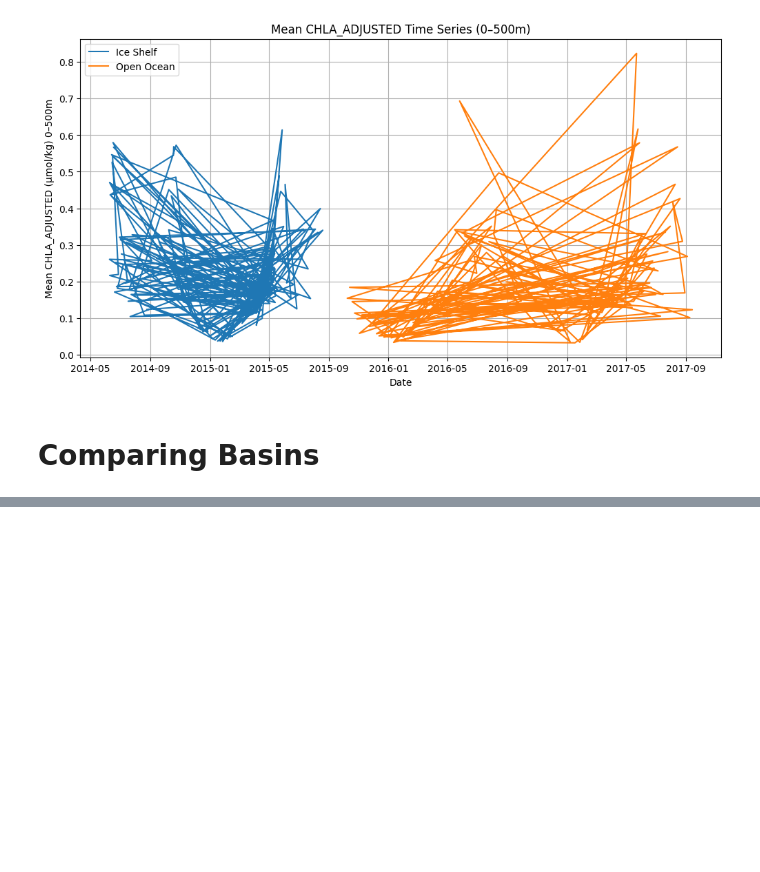
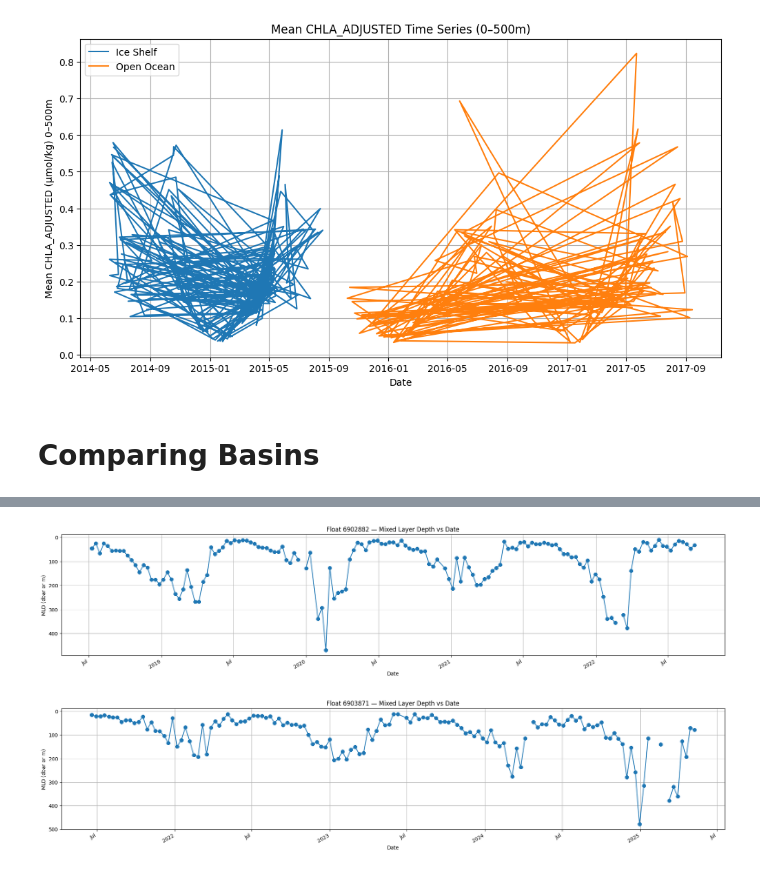
Before and after one commit to ROYVNZ/Mas, a Jupyter notebook: scripts/Argo_Argopy_Bypass.ipynb, the cells around one changed output, grey strips where cells are left out. Cells and saved outputs as stored; diff of their text form; code cells hidden in the pictures; blank space fills up the shorter version.

Commit message:
Calculated and plotted MLD
Fixed function and plotted MLD against time and cylce nº

```diff
--- a/scripts/Argo_Argopy_Bypass.ipynb
+++ b/scripts/Argo_Argopy_Bypass.ipynb
@@ -755,0 +794,32 @@ TypeError: cannot call `map_groups` when grouping by an expression
+# %%
+pd_df = df.to_pandas()
+
+# Make sure your date column is a proper datetime
+# Example: if your column is 'JULD', convert like:
+pd_df['TIME'] = pd.to_datetime(pd_df['TIME'])
+
+# Filter by each float and plot
+for fid in pd_df['PLATFORM_NUMBER'].unique():
+    sub = pd_df[pd_df['PLATFORM_NUMBER'] == fid]
+    # Summarise one MLD per cycle (assuming one MLD per cycle)
+    summary = sub.groupby('CYCLE_NUMBER').agg({
+        'TIME': 'first',   # or maybe 'min' or 'max' depending
+        'MLD': 'first'
+    }).reset_index()
+
+    fig, ax = plt.subplots(figsize=(24,5))
+    ax.plot(sub['TIME'], sub["MLD"],
+            marker="o", label=f"Float {float_id}")
+    ax.set_title(f"Float {fid} — Mixed Layer Depth vs Date")
+    ax.set_xlabel("Date")
+    ax.set_ylabel("MLD (dbar or m)")
+    ax.invert_yaxis()  # deeper depth = larger number → put deeper downwards
+    # Format the x-axis as dates
+    ax.xaxis.set_major_locator(mdates.AutoDateLocator())
+    ax.xaxis.set_major_formatter(mdates.ConciseDateFormatter(ax.xaxis.get_major_locator()))
+    fig.autofmt_xdate()
+    plt.grid(True)
+    plt.show()
+# %% [output]
+[figure, added]
+[figure, added]
```
Also changed, not shown: parts of 9 cells of this notebook.
